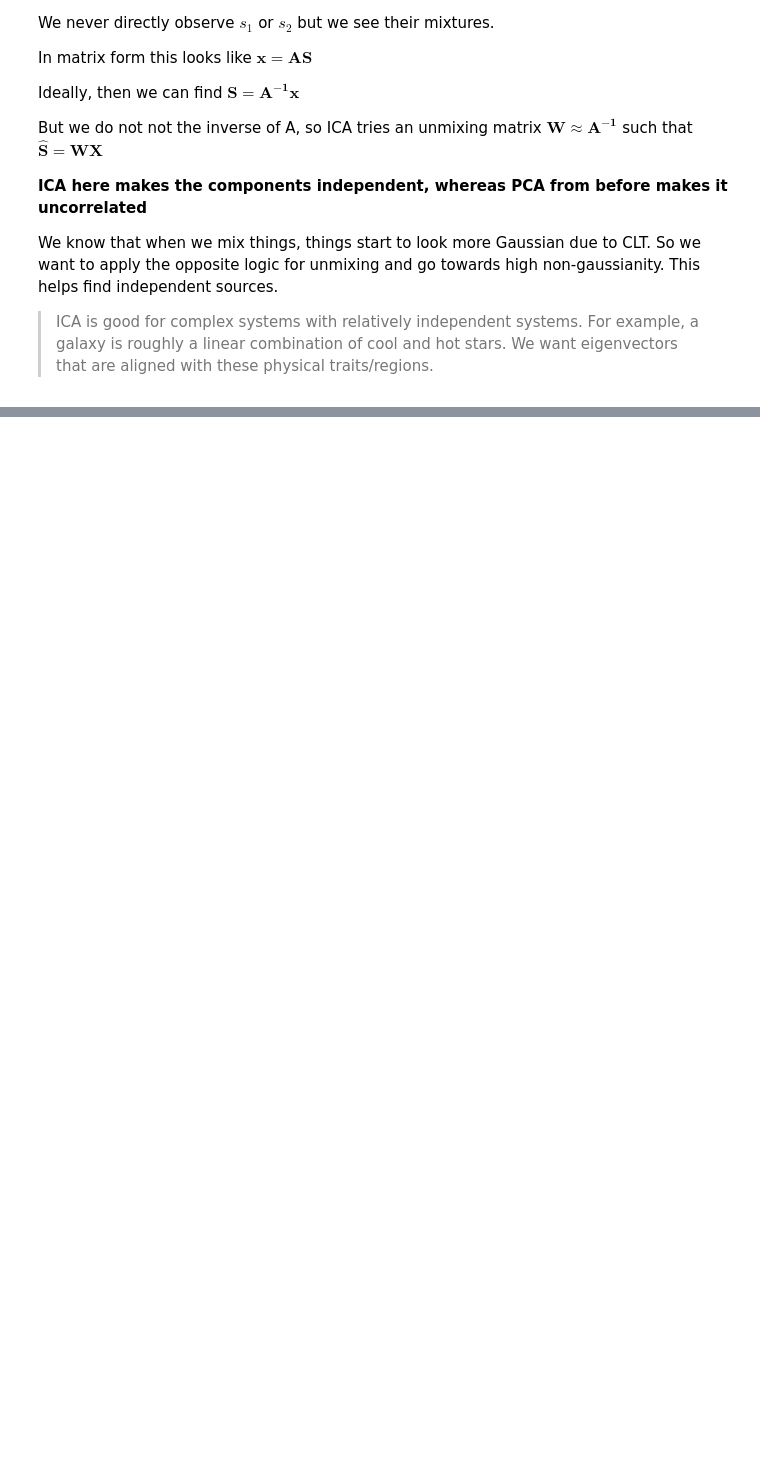
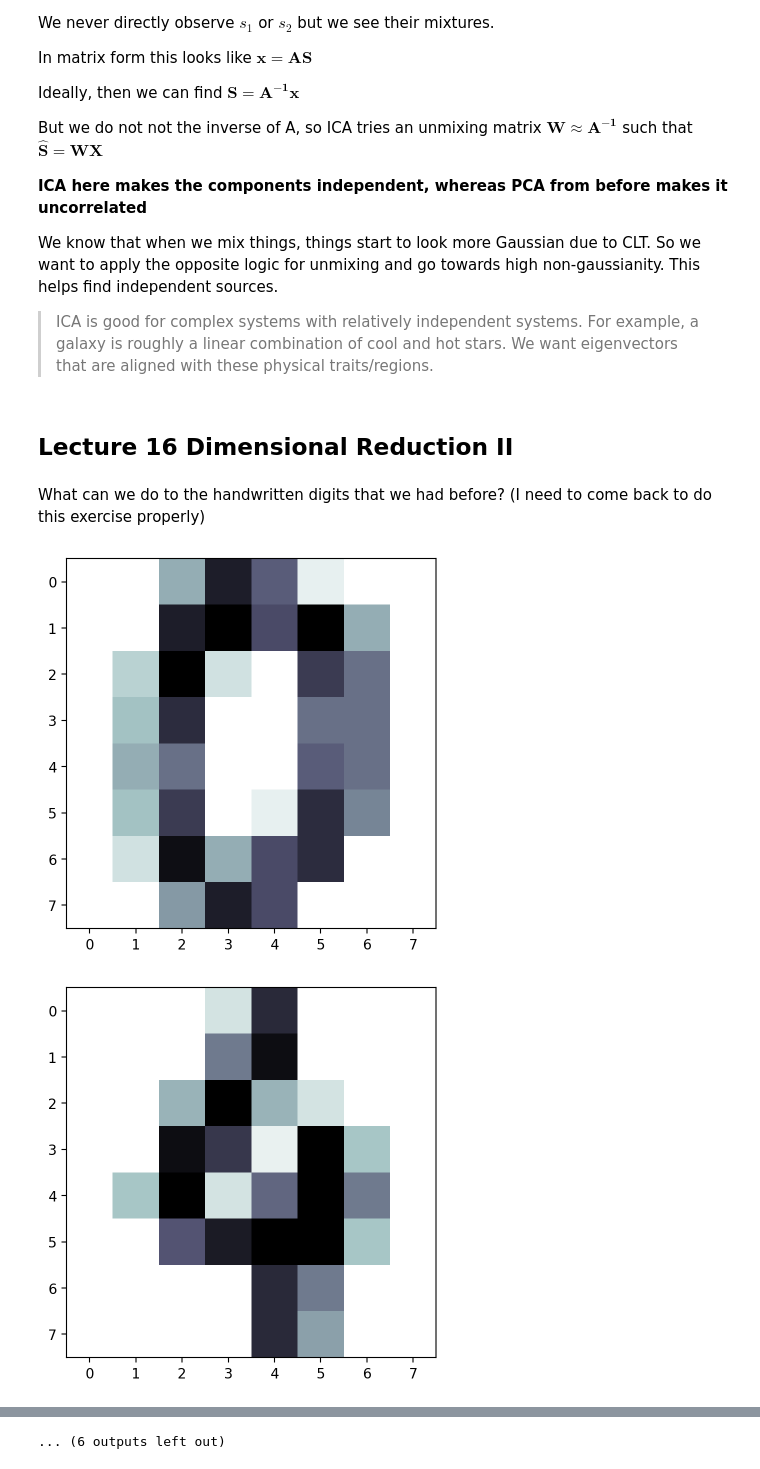
Before and after one commit to Krisneverstaps/computational-astrophysics, a Jupyter notebook: Notebooks/Day19_Dimensionality2.ipynb, the cells around one changed output, grey strips where cells are left out. Drawn from its saved outputs; the diff is of its cells as text; code cells hidden in the pictures; blank space fills up the shorter version.

```diff
--- a/Notebooks/Day19_Dimensionality2.ipynb
+++ b/Notebooks/Day19_Dimensionality2.ipynb
@@ -42,3 +42,5 @@ ica.fit(X)
 proj = ica.transform(X) # 100x2 projection of the data
 comp = ica.components_ # 2x5 matrix of independent components
 ## sources = ica.sources_ # 100x2 matrix of sources
+# %% [markdown]
+## Lecture 16 Dimensional Reduction II
@@ -44,0 +54,16 @@ comp = ica.components_ # 2x5 matrix of independent components
+# %% [markdown]
+What can we do to the handwritten digits that we had before? (I need to come back to do this exercise properly)
+# %%
+##Load the digits sample
+from sklearn.datasets import load_digits
+
+digits = load_digits()
+for d in digits.data[::100]:
+    grid_data = np.reshape(d, (8,8)) #reshape to 8x8
+    plt.imshow(grid_data, interpolation = "nearest", cmap = "bone_r")
+    plt.show()
+X = digits.data
+y = digits.target
+# %% [output]
+[figure, added]
+[figure, added]
@@ -44,0 +80 @@ comp = ica.components_ # 2x5 matrix of independent components
+... (6 outputs left out)
```
Also changed, not shown: parts of 23 cells of this notebook, 3 other files.
